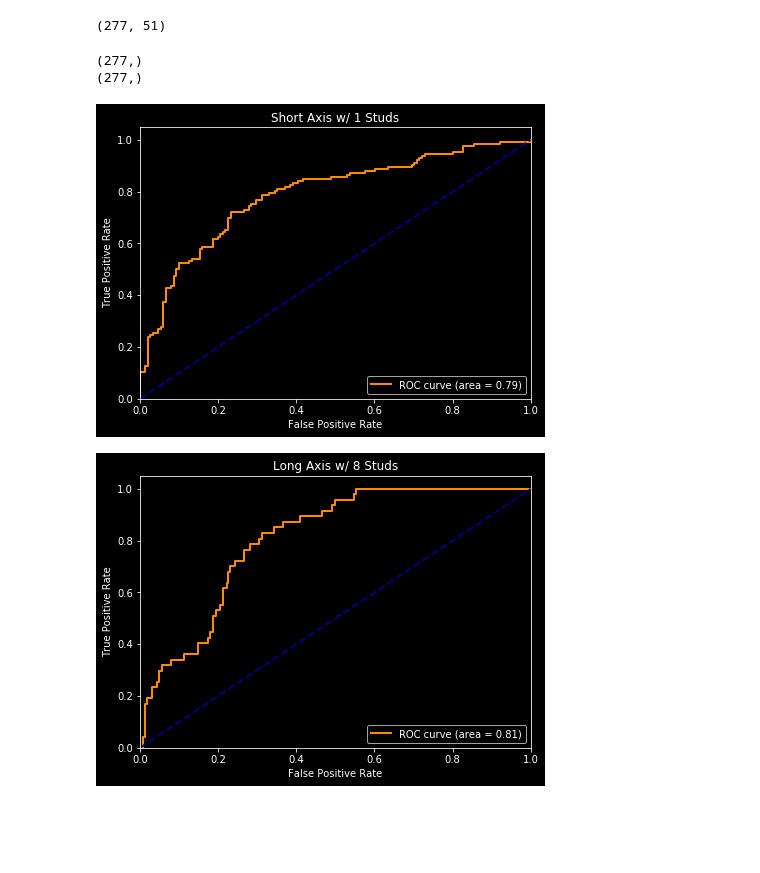
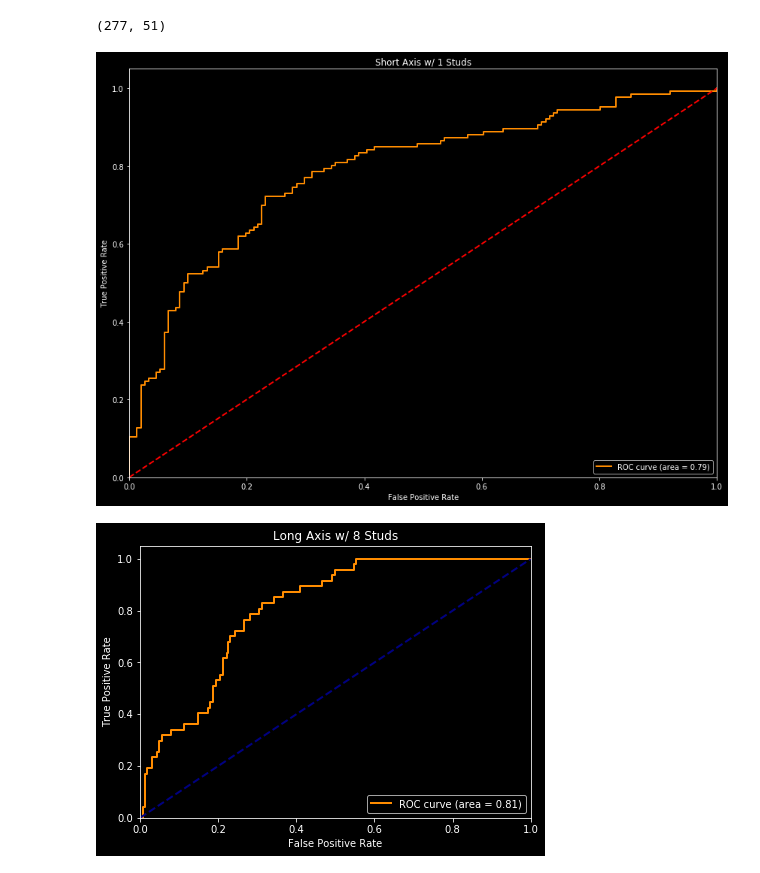
Before and after one commit to markertsean/lego_recognition, a Jupyter notebook: classification/build_model.ipynb, the cells around one changed output. Cells and saved outputs as stored; diff of their text form; code cells hidden in the pictures; blank space fills up the shorter version.

```diff
--- a/classification/build_model.ipynb
+++ b/classification/build_model.ipynb
@@ -601,57 +605,57 @@ array(['Unnamed: 0', 'img_path', 'label', 'height_brick', 'height_plate',
        'row_col_PCA_46', 'row_col_PCA_47', 'row_col_PCA_48',
        'row_col_PCA_49'], dtype=object)
 # %%
-# Do long_10, short_6
-
 features = ['row_col_ratio'] + [ col for col in full_df.columns.values if ('PCA' in col) ]
 
 x_vals = full_df[features]
 
-y_long = full_df['long_10'].values
-
-y_short = full_df['short_6'].values
+short_arr = [1,2,4,6,8]
+long_arr  = [1,2,3,4,6,8,10,12]
 # %%
 x_vals.shape
 # %% [output]
 (277, 51)
-# %%
-print foo.shape
-print preds.shape
-# %% [output]
-(277,)
-(277,)
 # %%
+# Do short ROC
+
 from sklearn.metrics import roc_curve, auc
 
-num_str = str(1)
-short_select = 'short_' + num_str
-y_short = full_df[short_select].values
+arr_to_use = short_arr
+arr_str    = 'short_'
+class_dict = short_clf_dict
+tit_start  = 'Short'
 
-preds = short_clf_dict[short_select].predict_proba(x_vals)[:,1]
+i = 0
+
+num_str = str(arr_to_use[i])
+class_select = arr_str + num_str
+y_short = full_df[class_select].values
+
+preds = class_dict[class_select].predict_proba(x_vals)[:,1]
 
 fpr, tpr, q = roc_curve( y_short, preds )
 a_u_c       = auc( fpr, tpr )
 
 lw = 2
 plt.plot(fpr, tpr, color='darkorange',
          lw=lw, label='ROC curve (area = %0.2f)' % a_u_c)
-plt.plot([0, 1], [0, 1], color='navy', lw=lw, linestyle='--')
+plt.plot([0, 1], [0, 1], color='r', lw=lw, linestyle='--')
 plt.xlim([0.0, 1.0])
 plt.ylim([0.0, 1.05])
 plt.xlabel('False Positive Rate')
 plt.ylabel('True Positive Rate')
-plt.title('Short Axis w/ '+num_str+' Studs')
+plt.title(tit_start+' Axis w/ '+num_str+' Studs')
 plt.legend(loc="lower right")
 plt.rcParams['figure.figsize'] = (7,5)
 plt.show()
 #fpr[i], tpr[i], _ = roc_curve(y_test[:, i], y_score[:, i])
 #    roc_auc[i] = auc(fpr[i], tpr[i])
 
 # Compute micro-average ROC curve and ROC area
 #fpr["micro"], tpr["micro"], _ = roc_curve(y_test.ravel(), y_score.ravel())
 #roc_auc["micro"] = auc(fpr["micro"], tpr["micro"])
 # %% [output]
-[figure, old version]
+[figure, new version]
 # %%
 from sklearn.metrics import roc_curve, auc
 
```
Also changed, not shown: parts of 2 cells of this notebook, 4 other files.
